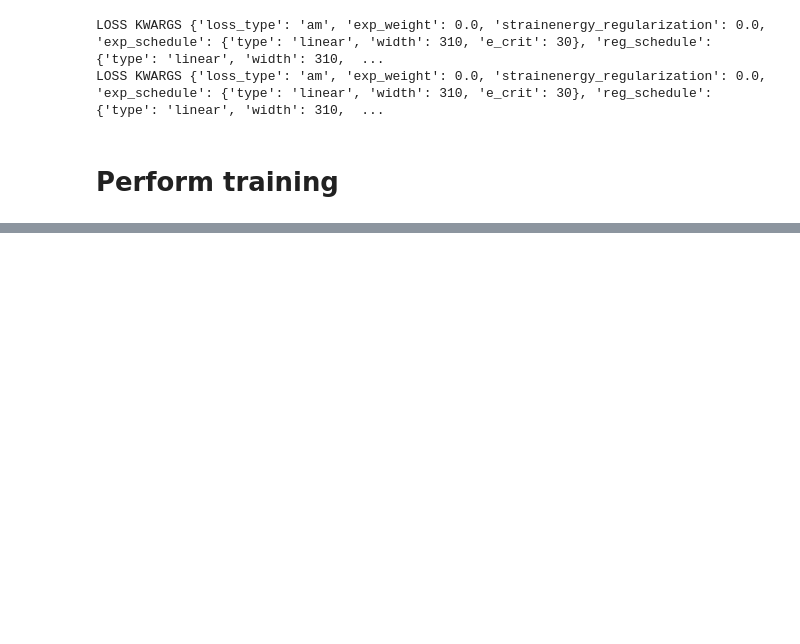
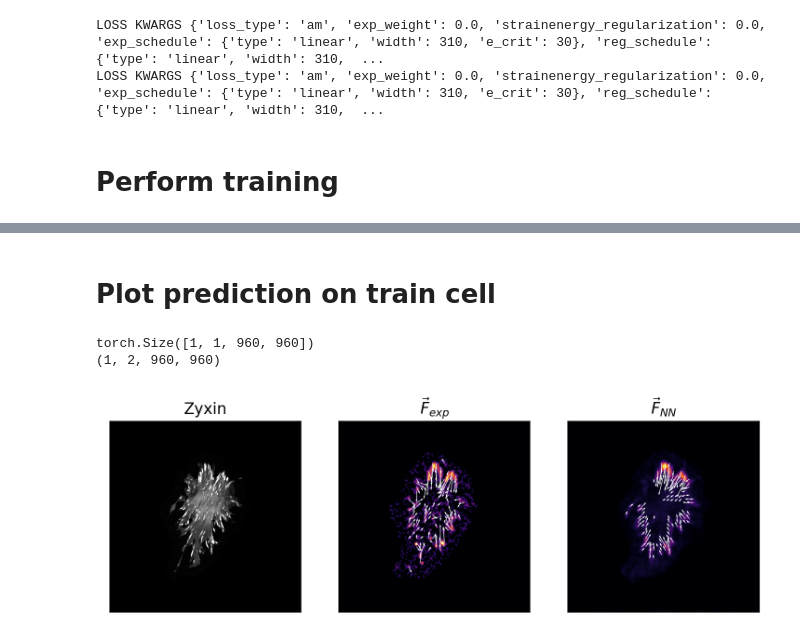
Before and after one commit to schmittms/cell_force_prediction, a Jupyter notebook: train_unet.ipynb, the cells around one changed output, grey strips where cells are left out. Cells and saved outputs as stored; diff of their text form; code cells hidden in the pictures; blank space fills up the shorter version.

```diff
--- a/train_unet.ipynb
+++ b/train_unet.ipynb
@@ -148,7 +146,7 @@ for a in ax.flat:
 n_lyr  = 3 # number of downsampling layers
 ds_krnl= 4 # downsample kernel
 n_ch   = 4 # number of channels in the beginning of the network
-n_blocks = 3 # number of ConvNext blocks, wherever ConvNext blocks are used
+n_blocks = 4 # number of ConvNext blocks, wherever ConvNext blocks are used
 
 prepend_hparams = {'start_channel': 1, 'resnet_channel': n_ch, 'end_channel': n_ch, 'N_blocks': n_blocks,                                         # Args for architecture
                     'kernel': 7,'stride': 1, 'inv_bottleneck_factor': 4, 'dilation': 1,'dropout_rate': 0.1, 'activation': 'gelu', 'batchnorm': 1} # Args for ConvNext blocks
@@ -168,6 +166,9 @@ loss_hparams = {'loss_type': 'am',
                 'reg_schedule': {'type': 'linear', 'width': 310, 'e_crit': 30},
                 'loss_kwargs': {'max_force': 8.}
                }
+
+
+
 
 
 models = {}
@@ -203,9 +204,9 @@ LOSS KWARGS {'loss_type': 'am', 'exp_weight': 0.0, 'strainenergy_regularization'
 # Perform training
 # %%
 save_models = False
-n_epochs = 50
+n_epochs = 150
 
-pbar = tqdm(total=n_epochs*len(dataset.train_indices))
+pbar = tqdm(total=n_epochs*(np.minimum(dataset.frames_to_keep, len(dataset.train_indices))/batch_size))
 
 t0 = time.time()
 for e in range(n_epochs):
@@ -240,12 +241,13 @@ for e in range(n_epochs):
 
     # SAVE
     if save_models:
+        # Log in tensorboard
         for mkey in models.keys():
             model[mkey].log_images(epoch=e)
             model[mkey].log_scalars(epoch=e)
 
+        # Save models
         if e%(logger_params['save_model_freq'])==0 or e==n_epochs-1:
-            print("SAVING MODEL")
             torch.save({'model': model.state_dict(),
                         'model_kwargs': model_kwargs,
                         'model_name': model.name,
@@ -268,0 +277,45 @@ Epoch 10:        Time: 425.35   (per epoch: 38.67)
+# %% [markdown]
+# Plot prediction on train cell
+# %%
+fig,ax=plt.subplots(1,3,figsize=(3*3, 3*1), dpi=200)
+
+model = models['actin']
+
+eval_dataset_kwargs = dataset_kwargs
+eval_dataset_kwargs['transform_kwargs']['crop_size'] = 960
+eval_dataset_kwargs['exclude_frames'] = None
+dataset_eval = dp.CellDataset( **eval_dataset_kwargs )
+
+cell = 'cell_3'
+frame = 0
+
+idx = dataset_eval.info.index[(dataset_eval.info.folder==cell)&(dataset_eval.info.frame==frame)].tolist()[0] # Get index in dataframe that contains the right cell and frame.
+
+
+sample = dataset_eval[idx] # get item
+
+input_image = model.select_inputs(model.input_type, sample).unsqueeze(0).to(device)
+print(input_image.shape)
+
+pred = model(input_image).detach().cpu().numpy()
+
+print(pred.shape)
+
+ax[0].set_title('Zyxin')
+ax[0].imshow(sample['zyxin'].squeeze(), origin='lower', cmap='gray', vmax=3, vmin=0)
+
+ax[1].set_title('$\\vec{F}_{exp}$')
+ax[1].imshow(sample['output'].squeeze()[0], origin='lower', cmap='inferno', vmax=4, vmin=0)
+ax[1].quiver(*nb_utils.make_vector_field(*sample['output'].squeeze(), downsample=20, threshold=0.4, angmag=True), color='w', scale=20, width=0.003)
+
+ax[2].set_title('$\\vec{F}_{NN}$')
+ax[2].imshow(pred.squeeze()[0], origin='lower', cmap='inferno', vmax=4, vmin=0)
+ax[2].quiver(*nb_utils.make_vector_field(*pred.squeeze(), downsample=20, threshold=0.4, angmag=True), color='w', scale=20, width=0.003)
+
+for a in ax.flat:
+    a.set_xticks([])
+    a.set_yticks([])
+# %% [output]
+torch.Size([1, 1, 960, 960])
+(1, 2, 960, 960)
+[figure, added]
```
Also changed, not shown: parts of 7 cells of this notebook.
